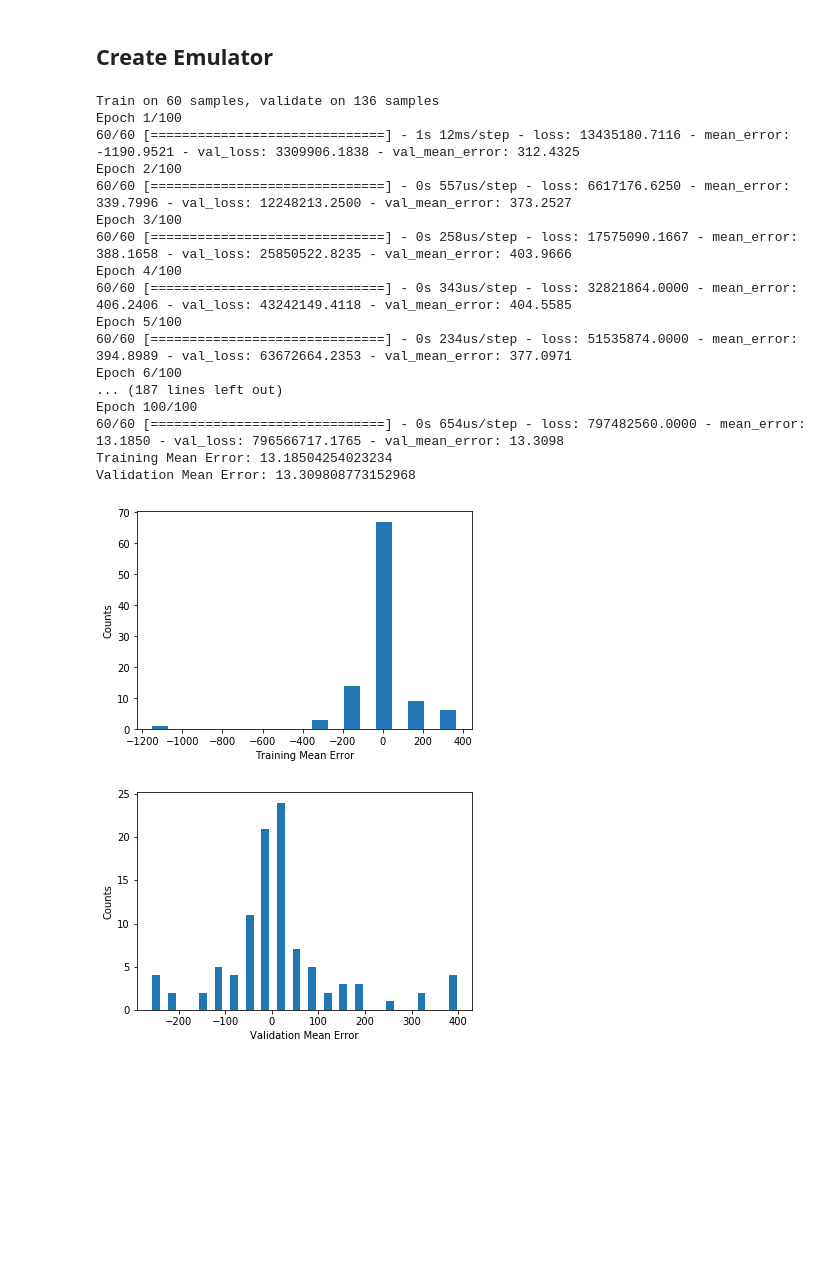
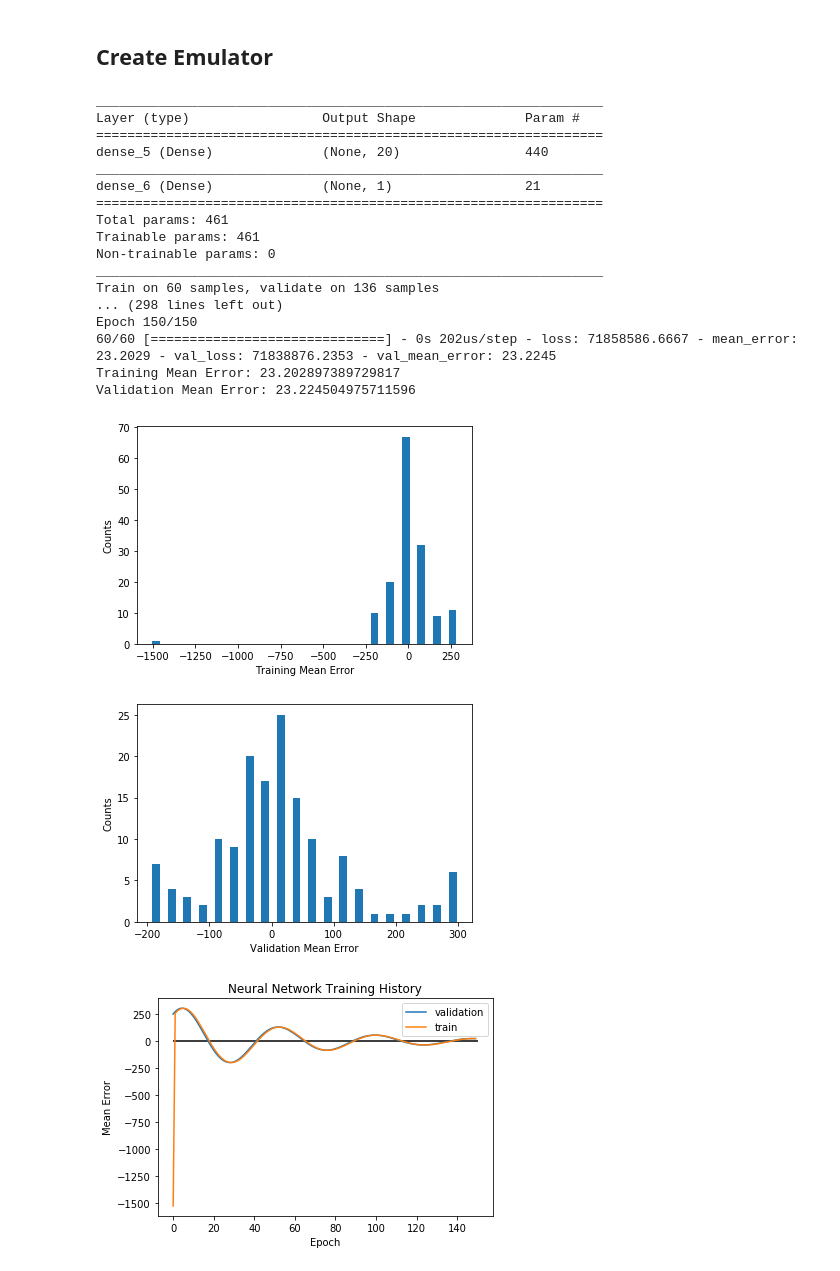
Before and after one commit to benmsanderson/CNRMppe, a Jupyter notebook: NN_create.ipynb, the cells around one changed output. Cells and saved outputs as stored; diff of their text form; code cells hidden in the pictures; blank space fills up the shorter version.

```diff
--- a/NN_create.ipynb
+++ b/NN_create.ipynb
@@ -217,15 +221,16 @@ model.add(Dense(1))
 
 # Define model metrics
 def mean_error(y_true,y_pred):
-    return K.mean(y_true-y_pred)
+    return K.mean((y_true-y_pred).^2)
 
 # Compile model
-#model.compile(optimizer='adam',loss='mse',metrics=['accuracy'])
+#model.compile(optimizer='adam',loss='mse',metrics=[mean_error])
 #model.compile(optimizer='adam',loss='mse',metrics=[mean_pred])
+
 # using a stochastic gradient descent optimizer
 opt_dense = SGD(lr=0.001, momentum=0.99, decay=1e-4, nesterov=True)
 model.compile(opt_dense, "mse", metrics=[mean_error])
-#model.summary()
+model.summary()
 
 # Separate training/test data: 60/40 split
 # how does test split into validation/verification? try 20/20
@@ -233,50 +238,76 @@ x_train = inputdata[0:60,:]
 x_test = inputdata[60:,:]
 #x_val = inputdata[80:,:]
 y_train = outputdata[0:60]
 y_test = outputdata[60:]
 #y_val = outputdata[80:]
 
 # Fit the model
 #model.fit(x_train, y_train, epochs=20, batch_size=10)
 #model.fit(x_train, y_train, epochs=40, batch_size=10)
 #print(model)
-results = model.fit(x_train, y_train, epochs=100, batch_size=10,
+results = model.fit(x_train, y_train, epochs=150, batch_size=20,
         validation_data=(x_test,y_test))
 
 #print(results.history)
 print("Training Mean Error:", results.history['mean_error'][-1])
 print("Validation Mean Error:", results.history['val_mean_error'][-1])
 
 # Plot histogram of model mean error
-plt.hist(results.history['mean_error'], bins=10, rwidth=0.5)
+plt.hist(results.history['mean_error'], bins=20, rwidth=0.5)
 plt.xlabel('Training Mean Error')
 plt.ylabel('Counts')
 #plt.savefig("dist_train_me.eps")
 plt.show()
 
 # Plot histogram of validation mean error
 plt.hist(results.history['val_mean_error'], bins=20, rwidth=0.5)
 plt.xlabel('Validation Mean Error')
 plt.ylabel('Counts')
 #plt.savefig("dist_val_me.eps")
 plt.show()
+
+
+# Plot training history by epoch
+plt.plot(results.epoch, results.history['val_mean_error'], label='validation')
+plt.plot(results.epoch, results.history['mean_error'], label='train')
+#plt.xticks(results.epoch)
+plt.legend()
+plt.hlines(y=0,xmin=0,xmax=150)
+plt.ylabel('Mean Error')
+plt.xlabel('Epoch')
+plt.title('Neural Network Training History')
+#plt.savefig("train_history.eps")
+plt.show()
+
+
+# Plot the loss function
+loss = results.history['loss']
+val_loss = results.history['val_loss']
+epochs = range(1, len(loss) + 1)
+plt.figure()
+plt.plot(epochs, loss, 'bo', label='Training loss')
+plt.plot(epochs, val_loss, 'b', label='Validation loss')
+plt.title('Training and validation loss')
+plt.legend()
+plt.show()
 # %% [output]
+_________________________________________________________________
+Layer (type)                 Output Shape              Param #
+=================================================================
+dense_5 (Dense)              (None, 20)                440
+_________________________________________________________________
+dense_6 (Dense)              (None, 1)                 21
+=================================================================
+Total params: 461
+Trainable params: 461
+Non-trainable params: 0
+_________________________________________________________________
 Train on 60 samples, validate on 136 samples
-Epoch 1/100
-60/60 [==============================] - 1s 12ms/step - loss: 13435180.7116 - mean_error: -1190.9521 - val_loss: 3309906.1838 - val_mean_error: 312.4325
-Epoch 2/100
-60/60 [==============================] - 0s 557us/step - loss: 6617176.6250 - mean_error: 339.7996 - val_loss: 12248213.2500 - val_mean_error: 373.2527
-Epoch 3/100
-60/60 [==============================] - 0s 258us/step - loss: 17575090.1667 - mean_error: 388.1658 - val_loss: 25850522.8235 - val_mean_error: 403.9666
-Epoch 4/100
-60/60 [==============================] - 0s 343us/step - loss: 32821864.0000 - mean_error: 406.2406 - val_loss: 43242149.4118 - val_mean_error: 404.5585
-Epoch 5/100
-60/60 [==============================] - 0s 234us/step - loss: 51535874.0000 - mean_error: 394.8989 - val_loss: 63672664.2353 - val_mean_error: 377.0971
-Epoch 6/100
-... (187 lines left out)
-Epoch 100/100
-60/60 [==============================] - 0s 654us/step - loss: 797482560.0000 - mean_error: 13.1850 - val_loss: 796566717.1765 - val_mean_error: 13.3098
-Training Mean Error: 13.18504254023234
-Validation Mean Error: 13.309808773152968
+... (298 lines left out)
+Epoch 150/150
+60/60 [==============================] - 0s 202us/step - loss: 71858586.6667 - mean_error: 23.2029 - val_loss: 71838876.2353 - val_mean_error: 23.2245
+Training Mean Error: 23.202897389729817
+Validation Mean Error: 23.224504975711596
-[figure, old version]
+[figure, new version]
-[figure, old version]
+[figure, new version]
+[figure, added]
```
Also changed, not shown: parts of 3 cells of this notebook.
